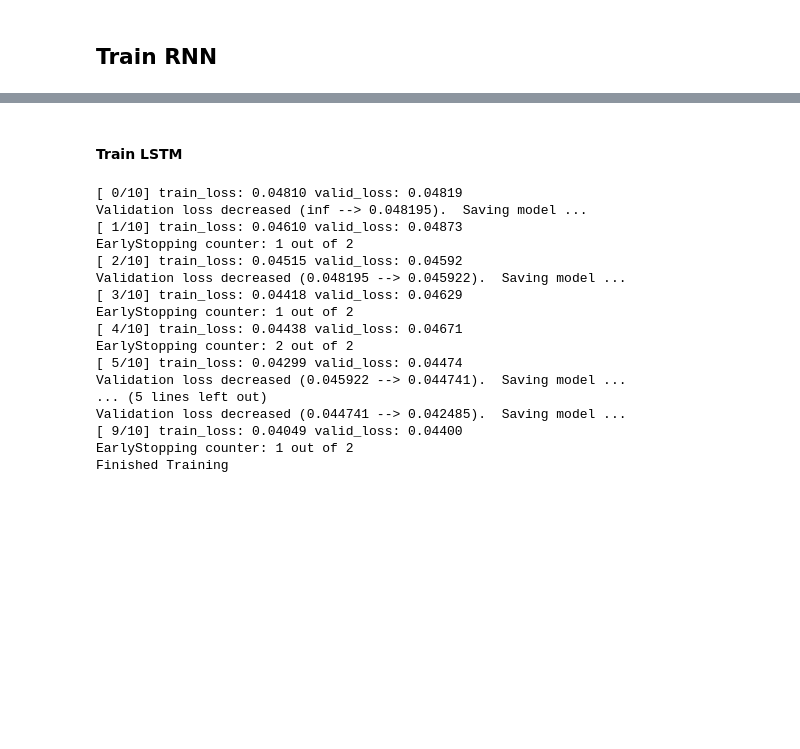
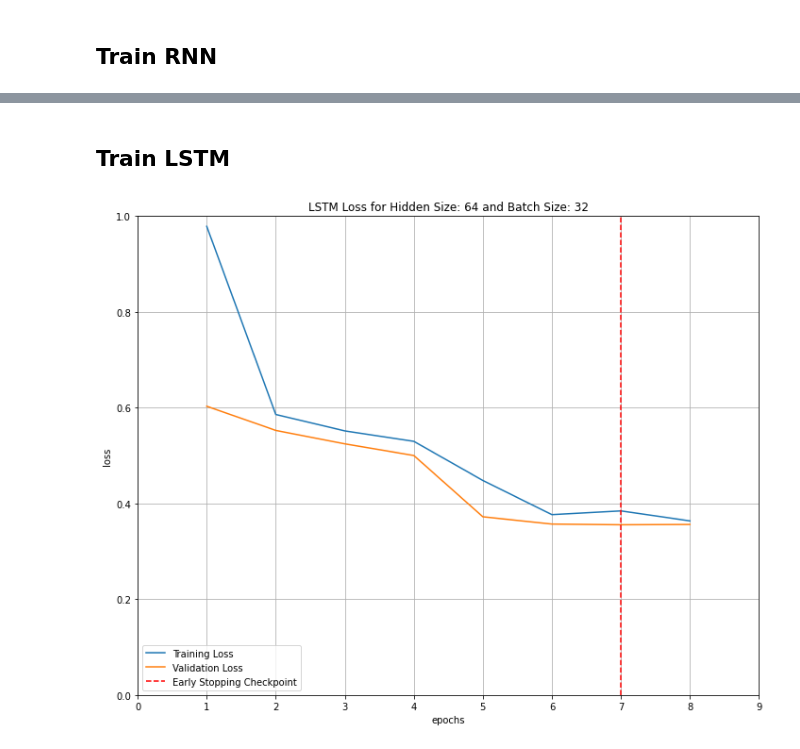
Before and after one commit to jonathanwozny6/ShopperIntentPredictionClickstream, a Jupyter notebook: main.ipynb, the cells around one changed output, grey strips where cells are left out. Saved outputs shown, nothing was run; the diff lists cells and outputs as text; code cells hidden in the pictures; blank space fills up the shorter version.

```diff
--- a/main.ipynb
+++ b/main.ipynb
@@ -218,2 +128,2 @@ F1-Score:  0
 # %% [markdown]
-#### Train LSTM
+## Train LSTM
@@ -263,26 +131,29 @@ for h in hidden_size:
 # parameters
 model_name = "lstm"
 output_size = 3
-b = 64 # batch size
+
+train_dataset, test_dataset = load_data(output_size)
+
+input_size = len(train_dataset[0][0][0])
+b = 32 # batch size
 h = 64 # hidden size
 learning_rate = 0.001
 bias = True
-d = 0
-
-train_dataset, test_dataset = load_data(output_size)
+d = 0.3
+n_layers = 1
 
 train_dataloader, val_dataloader, test_dataloader = getDataloaders(train_dataset, test_dataset, b)
 
-class_weights=compute_class_weight('balanced',classes = np.unique(train_dataset[:][1]), y = train_dataset[:][1].numpy().reshape(-1))
+class_weights=compute_class_weight('balanced', classes = np.unique(train_dataset[:][1]), y = train_dataset[:][1].numpy().reshape(-1))
 class_weights=torch.tensor(class_weights,dtype=torch.float)
 
-path = create_file(model_name, output_size, hidden_size, batch_size)
+path = create_file(model_name, output_size, h, b)
 
 # instantiate model
-lstm = LSTMClassifier(input_size, h, output_size, n_layersd, bias).to(device)
+lstm = LSTMClassifier(input_size, h, output_size, device, n_layers, d, bias).to(device)
 lstm = nn.DataParallel(lstm)
 
-loss_fn_lstm = torch.nn.CrossEntropyLoss() # weight = class_weights
+loss_fn_lstm = torch.nn.CrossEntropyLoss(weight = class_weights) # weight = class_weights
 torch.set_default_tensor_type(torch.FloatTensor)
 
 optimizer_lstm = torch.optim.Adam(lstm.parameters(), lr=learning_rate)
@@ -291,27 +162,11 @@ lstm_val_loss_tot = []
 lstm_train_loss_tot = []
 # %%
 # train
-num_epochs = 5
+num_epochs = 8
 lstm, lstm_train_loss, lstm_val_loss = train_model(lstm, loss_fn_lstm, optimizer_lstm, num_epochs, train_dataloader, val_dataloader, 2, path, device, False)
 lstm_val_loss_tot.append(lstm_val_loss)
 lstm_train_loss_tot.append(lstm_train_loss)
-# %% [output]
-[ 0/10] train_loss: 0.04810 valid_loss: 0.04819
-Validation loss decreased (inf --> 0.048195).  Saving model ...
-[ 1/10] train_loss: 0.04610 valid_loss: 0.04873
-EarlyStopping counter: 1 out of 2
-[ 2/10] train_loss: 0.04515 valid_loss: 0.04592
-Validation loss decreased (0.048195 --> 0.045922).  Saving model ...
-[ 3/10] train_loss: 0.04418 valid_loss: 0.04629
-EarlyStopping counter: 1 out of 2
-[ 4/10] train_loss: 0.04438 valid_loss: 0.04671
-EarlyStopping counter: 2 out of 2
-[ 5/10] train_loss: 0.04299 valid_loss: 0.04474
-Validation loss decreased (0.045922 --> 0.044741).  Saving model ...
-... (5 lines left out)
-Validation loss decreased (0.044741 --> 0.042485).  Saving model ...
-[ 9/10] train_loss: 0.04049 valid_loss: 0.04400
-EarlyStopping counter: 1 out of 2
-Finished Training
 # %%
-PlotLoss(gru_train_loss, gru_val_loss, model_name)
+PlotLoss(lstm_train_loss, lstm_val_loss, model_name)
+# %% [output]
+[figure, added]
```
Also changed, not shown: parts of 30 cells of this notebook, 4 other files.
